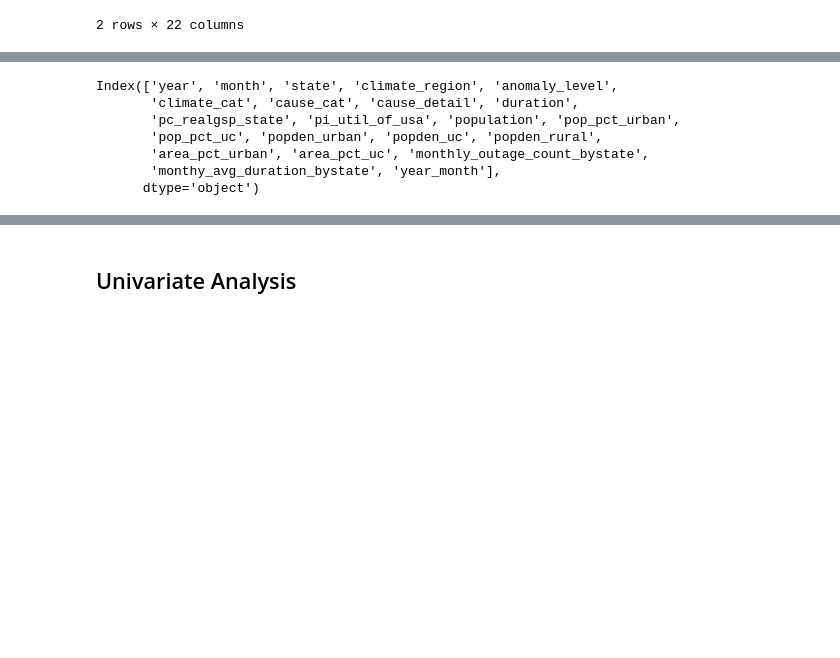
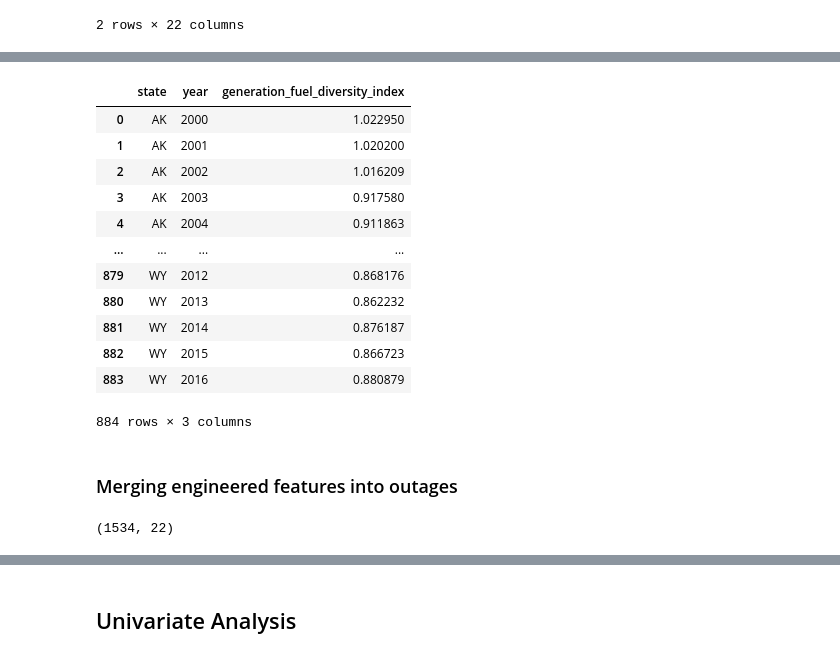
Before and after one commit to rcwoshimao/infrastructure-resilience-analysis, a Jupyter notebook: notebooks/step_1_to_4_cleaned.ipynb, the cells around one changed output, grey strips where cells are left out. Drawn from its saved outputs; the diff is of its cells as text; code cells hidden in the pictures; blank space fills up the shorter version.

```diff
--- a/notebooks/step_1_to_4_cleaned.ipynb
+++ b/notebooks/step_1_to_4_cleaned.ipynb
@@ -368,10 +385,41 @@ outage.head(2)
+# %%
+generation = pd.read_csv('annual_generation_state.csv', skiprows=1)
+generation.columns = ['year', 'state', 'producer_type', 'fuel_source', 'generation_mwh']
+generation = generation.dropna(subset=['generation_mwh'])
+
+generation = generation[generation['year'].astype(int) >= 2000]
+generation = generation[generation['year'].astype(int) <= 2016]
+generation = generation[generation['fuel_source'] == 'Total']
+
+generation['generation_mwh'] = generation['generation_mwh'].replace(',', '', regex=True).astype(float)
+generation['year'] = generation['year'].astype('str')
+mask = (generation['fuel_source'].str.lower() != 'total') & (generation['generation_mwh'] > 0)
+filtered = generation[mask]
+
+generation_entropy = compute_shannon_entropy(
+    df=generation,
+    group_cols=['state', 'year'],
+    value_col='generation_mwh',
+    new_col_name='generation_fuel_diversity_index'
+)
+generation_entropy
+# %% [output]
+|  | state | year | generation_fuel_diversity_index |
+| 0 | AK | 2000 | 1.022950 |
+| 1 | AK | 2001 | 1.020200 |
+| 2 | AK | 2002 | 1.016209 |
+| 3 | AK | 2003 | 0.917580 |
+| 4 | AK | 2004 | 0.911863 |
+| ... | ... | ... | ... |
+| 879 | WY | 2012 | 0.868176 |
+| 880 | WY | 2013 | 0.862232 |
+| 881 | WY | 2014 | 0.876187 |
+| 882 | WY | 2015 | 0.866723 |
+| 883 | WY | 2016 | 0.880879 |
+884 rows × 3 columns
+# %% [markdown]
+### Merging engineered features into outages
 # %%
-outage.columns
+outage.shape
 # %% [output]
-Index(['year', 'month', 'state', 'climate_region', 'anomaly_level',
-       'climate_cat', 'cause_cat', 'cause_detail', 'duration',
-       'pc_realgsp_state', 'pi_util_of_usa', 'population', 'pop_pct_urban',
-       'pop_pct_uc', 'popden_urban', 'popden_uc', 'popden_rural',
-       'area_pct_urban', 'area_pct_uc', 'monthly_outage_count_bystate',
-       'monthy_avg_duration_bystate', 'year_month'],
-      dtype='object')
+(1534, 22)
```
Also changed, not shown: parts of 27 cells of this notebook.
